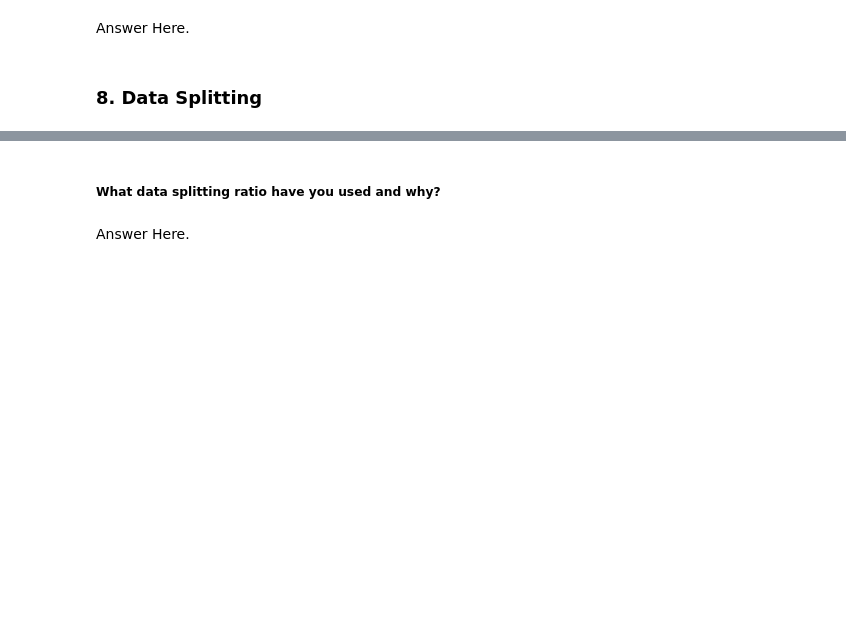
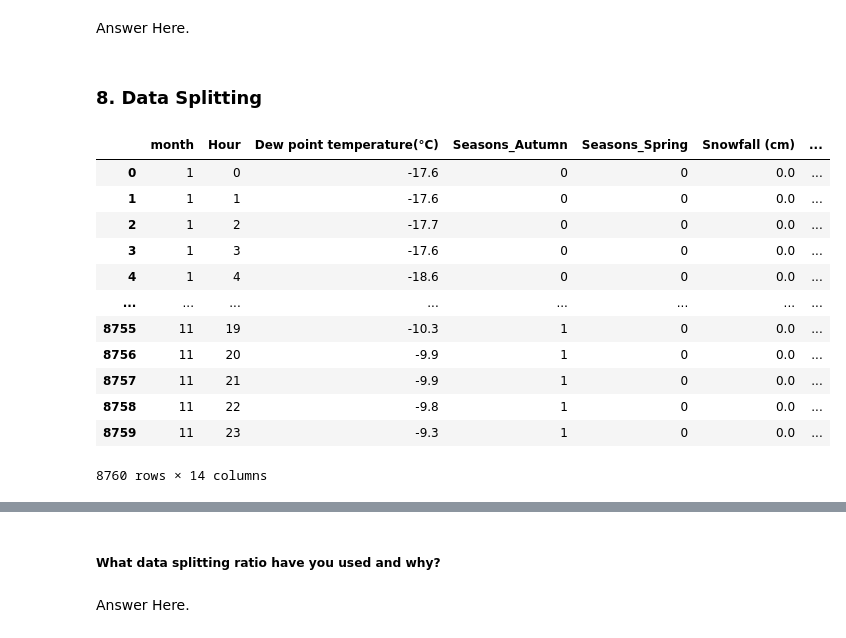
Before and after one commit to sonu9479/Bike-Sharing-Demand-Prediction, a Jupyter notebook: Bike_sharing_demand_prediction_ML_regression_model_.ipynb, the cells around one changed output, grey strips where cells are left out. Saved outputs shown, nothing was run; the diff lists cells and outputs as text; code cells hidden in the pictures; blank space fills up the shorter version.

```diff
--- a/Bike_sharing_demand_prediction_ML_regression_model_.ipynb
+++ b/Bike_sharing_demand_prediction_ML_regression_model_.ipynb
@@ -857,0 +1020,9 @@ Answer Here.
+# %%
+# Encode your categorical columns
+data['Holiday'] = data['Holiday'].apply(lambda x: 1 if x == 'Holiday' else 0)
+data['Functioning Day'] = data['Functioning Day'].apply(lambda x: 1 if x == 'Yes' else 0)
+data = pd.get_dummies(data, columns = ['Seasons'])
+data['weekend'] = data['day'].apply(lambda x: 1 if x in ['Sunday','Saturday'] else 0 )
+# %%
+features = list(set(data.describe().columns) - set(['Temperature(°C)','Humidity(%)','Visibility (10m)']))
+features
@@ -883,3 +1079,22 @@ Answer Here.
 ### 8. Data Splitting
 # %%
 # Split your data to train and test. Choose Splitting ratio wisely.
+X = (data[list(set(features)- {'Rented Bike Count'})])
+Y = np.sqrt(data['Rented Bike Count'])
+
+x_train, x_test, y_train, y_test = train_test_split(X,Y, test_size = 0.20, random_state= 0)
+X
+# %% [output]
+|  | month | Hour | Dew point temperature(°C) | Seasons_Autumn | Seasons_Spring | Snowfall (cm) | ... |
+| 0 | 1 | 0 | -17.6 | 0 | 0 | 0.0 | ... |
+| 1 | 1 | 1 | -17.6 | 0 | 0 | 0.0 | ... |
+| 2 | 1 | 2 | -17.7 | 0 | 0 | 0.0 | ... |
+| 3 | 1 | 3 | -17.6 | 0 | 0 | 0.0 | ... |
+| 4 | 1 | 4 | -18.6 | 0 | 0 | 0.0 | ... |
+| ... | ... | ... | ... | ... | ... | ... | ... |
+| 8755 | 11 | 19 | -10.3 | 1 | 0 | 0.0 | ... |
+| 8756 | 11 | 20 | -9.9 | 1 | 0 | 0.0 | ... |
+| 8757 | 11 | 21 | -9.9 | 1 | 0 | 0.0 | ... |
+| 8758 | 11 | 22 | -9.8 | 1 | 0 | 0.0 | ... |
+| 8759 | 11 | 23 | -9.3 | 1 | 0 | 0.0 | ... |
+8760 rows × 14 columns
```
Also changed, not shown: parts of 101 cells of this notebook.
